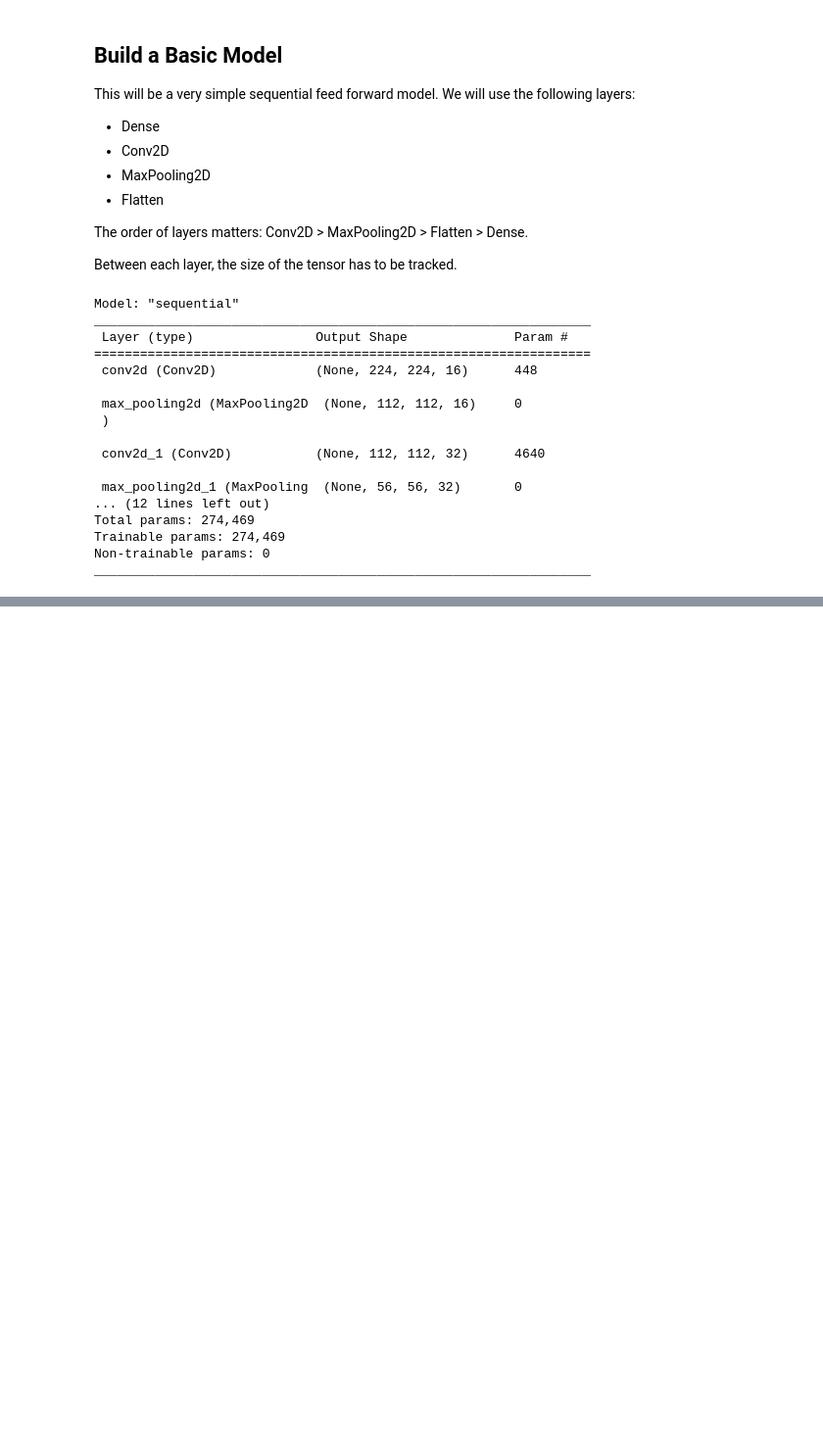
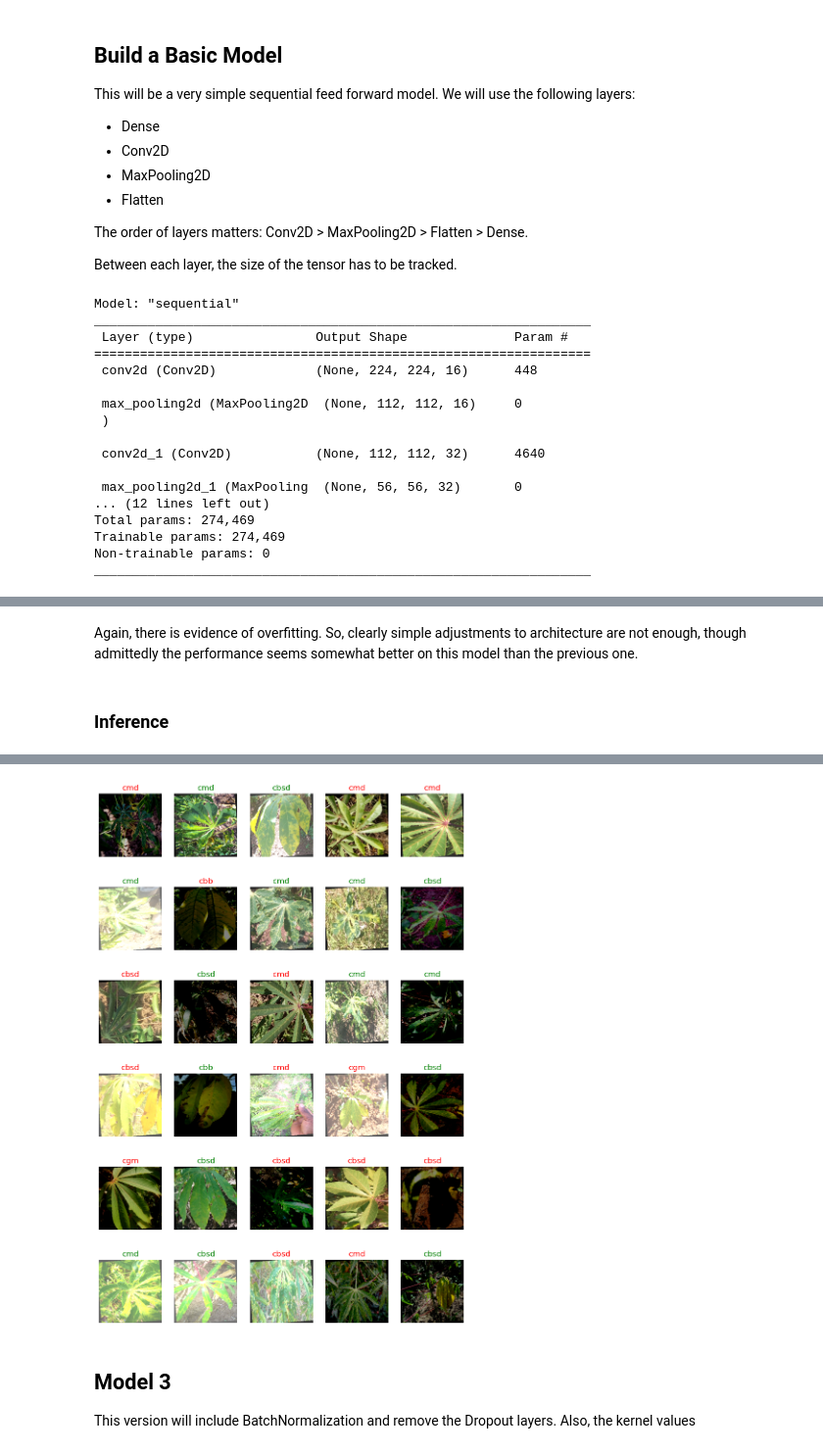
Before and after one commit to lammypi/Data-Science-Explorations, a Jupyter notebook: cassava-classification-tf.ipynb, the cells around one changed output, grey strips where cells are left out. Shown at 98% size. Saved outputs shown, nothing was run; the diff lists cells and outputs as text; code cells hidden in the pictures; blank space fills up the shorter version.

Commit message:
Kaggle Notebook | Cassava_Classification_TF | Version 5

```diff
--- a/cassava-classification-tf.ipynb
+++ b/cassava-classification-tf.ipynb
@@ -220,0 +307,23 @@ _________________________________________________________________
+# %%
+# Second model
+model2 = Sequential([Conv2D(16, 3, padding = 'same', activation = 'relu'), # Convolutional2D layer
+                    MaxPooling2D(), # MaxPooling2D
+                    Conv2D(32, 3, padding = 'same', activation = 'relu'), # Convolutional2D layer
+                    MaxPooling2D(), # MaxPooling2D
+                    Conv2D(64, 3, padding = 'same', activation = 'relu'), # Convolutional2D layer
+                    MaxPooling2D(), # MaxPooling2D
+                    Flatten(), # Flatten
+                    Dense(128, activation = 'relu'),# Dense
+                    Dropout(0.2), # Dropout layer
+                    Dense(num_classes, activation = 'softmax')])
+
+# Compile the model
+model2.compile(optimizer = 'adam',
+              loss = 'sparse_categorical_crossentropy',
+              metrics = ['accuracy'])
+
+# Model build
+model2.build((None, 224, 224, 3))
+
+# Summary
+model2.summary()
@@ -220,0 +398,20 @@ _________________________________________________________________
+# %% [markdown]
+Again, there is evidence of overfitting. So, clearly simple adjustments to architecture are not enough, though admittedly the performance seems somewhat better on this model than the previous one.
+# %% [markdown]
+### Inference
+# %%
+for image_batch, label_batch in testing_batch.take(1):
+    ps = model2.predict(image_batch)
+    images = image_batch.numpy().squeeze()
+    labels = label_batch.numpy()
+
+
+plt.figure(figsize=(10,15))
+
+for n in range(30):
+    plt.subplot(6,5,n+1)
+    plt.imshow(images[n], cmap = plt.cm.binary)
+    color = 'green' if np.argmax(ps[n]) == labels[n] else 'red'
+    plt.title(class_names[np.argmax(ps[n])], color=color)
+    plt.axis('off')
+# %% [output]
@@ -220,0 +419,5 @@ _________________________________________________________________
+[figure, added]
+# %% [markdown]
+## Model 3
+
+This version will include BatchNormalization and remove the Dropout layers. Also, the kernel values
```
Also changed, not shown: parts of 24 cells of this notebook.
